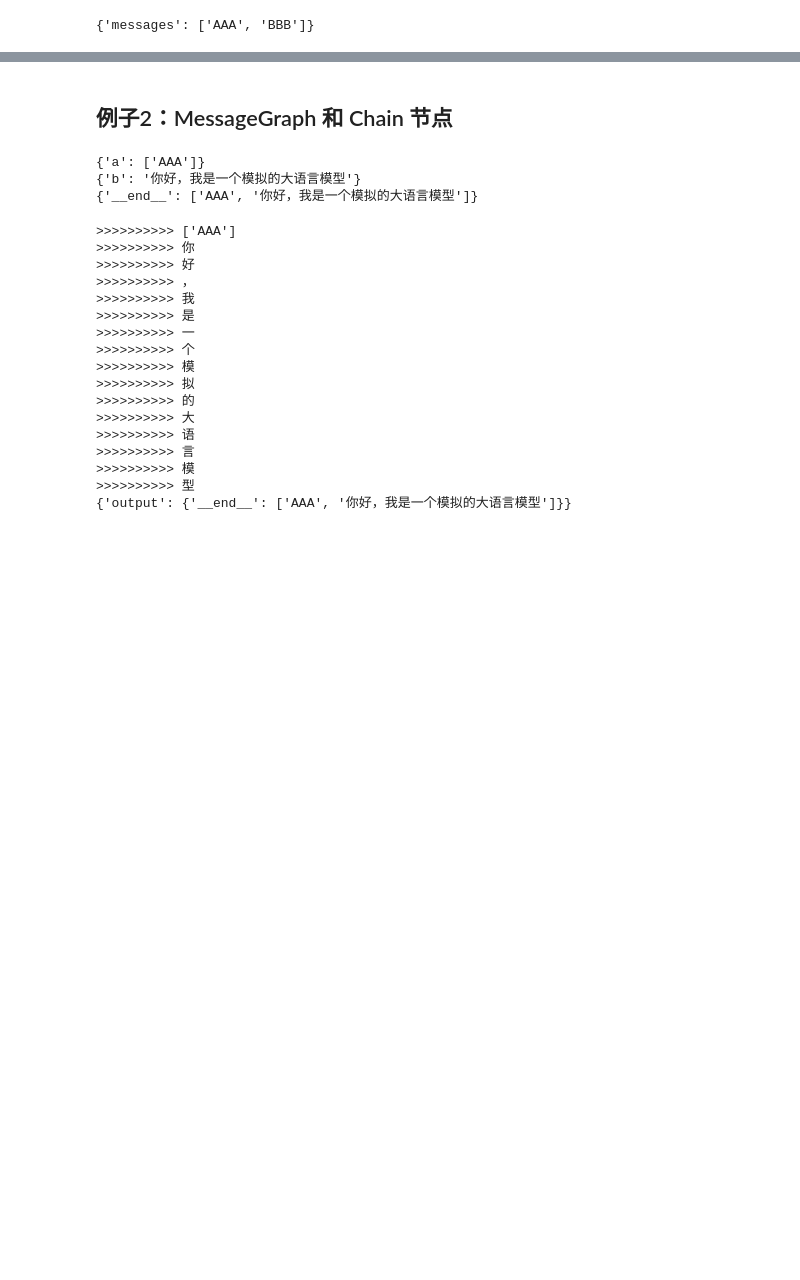
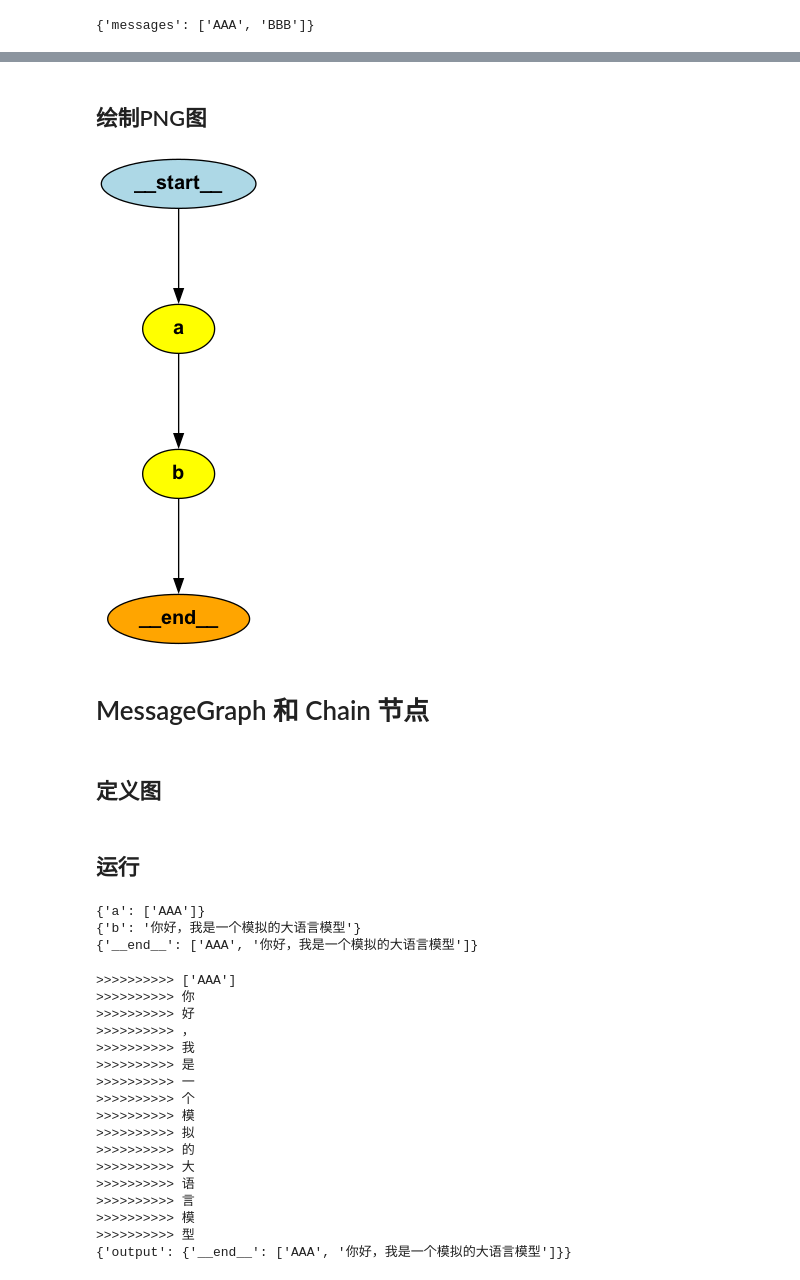
Before and after one commit to arcstep/langchain-book, a Jupyter notebook: notes/06 LangGraph/01 LangGraph.ipynb, the cells around one changed output, grey strips where cells are left out. Cells and saved outputs as stored; diff of their text form; code cells hidden in the pictures; blank space fills up the shorter version.

```diff
--- a/notes/06 LangGraph/01 LangGraph.ipynb
+++ b/notes/06 LangGraph/01 LangGraph.ipynb
@@ -14,34 +14,30 @@ from langgraph.graph import StateGraph
 from langgraph.graph import END
 import operator
 
-# 定义状态
+# 数据和逻辑
 class AgentState(TypedDict):
     messages: Annotated[Sequence[str], operator.add]
+
+def nodeA(state):
+    return {"messages": ["AAA"]}
+
+def nodeB(state):
+    return {"messages": ["BBB"]}
 
 # 定义图
 workflow = StateGraph(AgentState)
 
-# 定义节点
-def nodeA(state):
-    return {"messages": ["AAA"]}
-
 workflow.add_node("a", nodeA)
-
-# 定义节点
-def nodeB(state):
-    return {"messages": ["BBB"]}
-
 workflow.add_node("b", nodeB)
 
-# 定义边
 workflow.add_edge("a", "b")
-workflow.add_edge("b", END)
+
 workflow.set_entry_point("a")
+workflow.set_finish_point("b")
 
-#
 app = workflow.compile()
 
-# RUN
+# 运行
 app.invoke({"messages": []})
 # %% [output]
 {'messages': ['AAA', 'BBB']}
@@ -47,0 +66,2 @@ app.invoke({"messages": []})
+# %% [markdown]
+## 绘制PNG图
@@ -48,2 +70,7 @@ app.invoke({"messages": []})
+# %%
+from IPython.display import Image
+Image(app.get_graph().draw_png())
+# %% [output]
+[figure, added]
 # %% [markdown]
-## 例子2：MessageGraph 和 Chain 节点
+# MessageGraph 和 Chain 节点
@@ -53,3 +77,5 @@ llm = FakeStreamingListLLM(responses=["你好，我是一个模拟的大语言
+# %% [markdown]
+## 定义图
 # %%
 from typing import TypedDict, Annotated, Sequence
 from langchain_core.messages import BaseMessage
@@ -75,4 +103,6 @@ workflow.set_entry_point("a")
 app = workflow.compile()
+# %% [markdown]
+## 运行
 # %%
 for s in app.stream([]):
     print(s)
```
Also changed, not shown: parts of 63 cells of this notebook.
